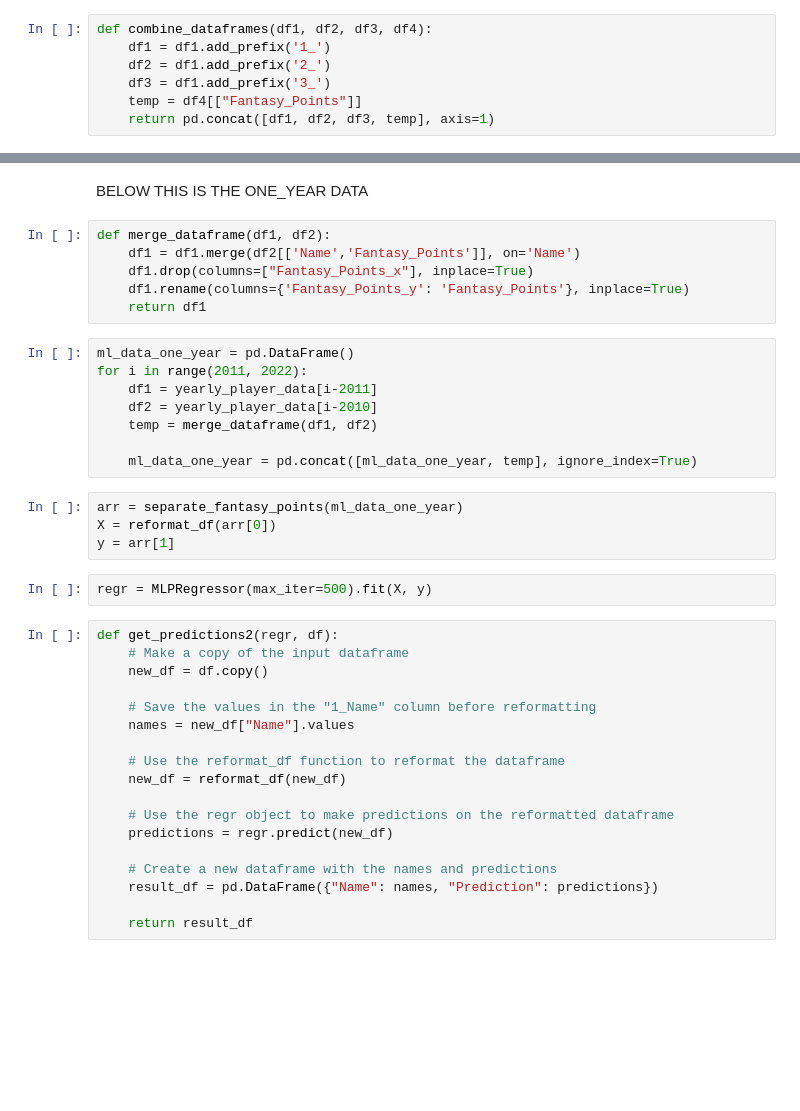
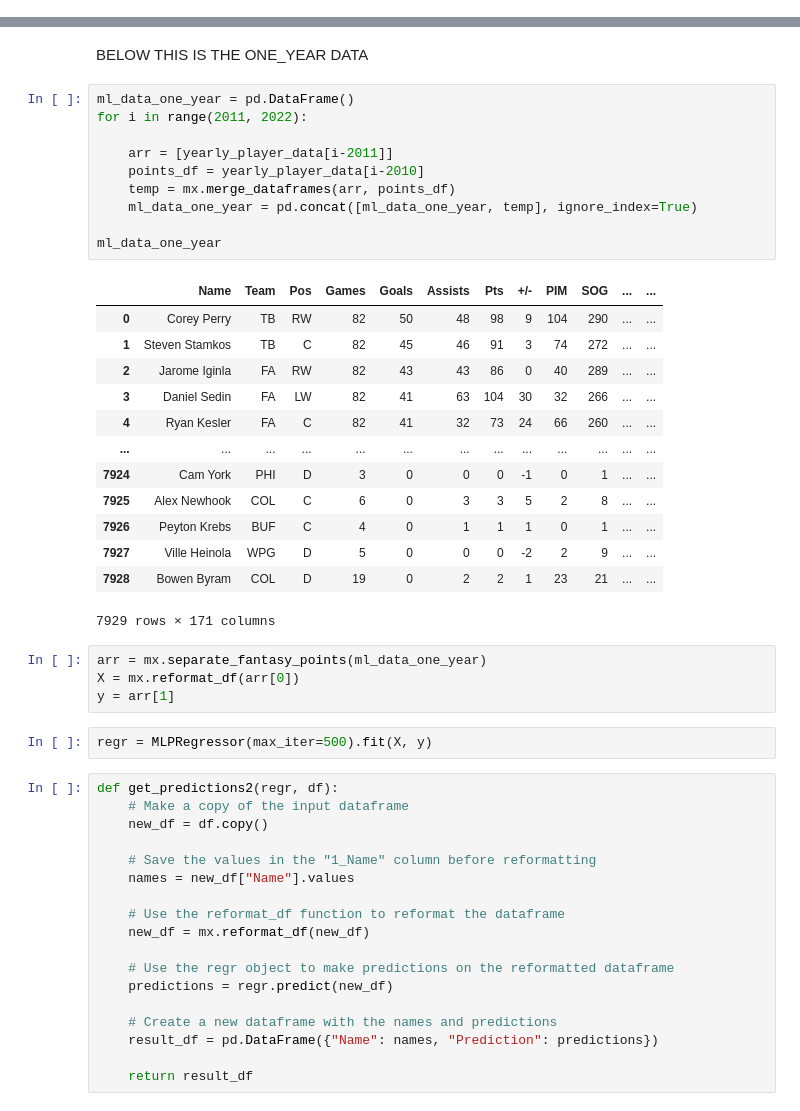
Before and after one commit to chrisberry888/FantasyHockeyAnalyzer, a Jupyter notebook: Fantasy Hockey Analyzer Notebook.ipynb, the cells around one changed output, grey strips where cells are left out. Cells and saved outputs as stored; diff of their text form; blank space fills up the shorter version.

```diff
--- a/Fantasy Hockey Analyzer Notebook.ipynb
+++ b/Fantasy Hockey Analyzer Notebook.ipynb
@@ -87,10 +74,3 @@ At this moment, I will only use data for players that have been in the league fo
 I will use the next section to turn the yearly player data into data that I want to use for ML models. First I'll make each datapoint be a three-year stretch in a player's career, such that the model will predict the fourth year's fantasy output.
 # %% [markdown]
 The following cells generate the data that takes a player's past 3 season to predict the fantasy output for the fourth season.
-# %%
-def combine_dataframes(df1, df2, df3, df4):
-    df1 = df1.add_prefix('1_')
-    df2 = df1.add_prefix('2_')
-    df3 = df1.add_prefix('3_')
-    temp = df4[["Fantasy_Points"]]
-    return pd.concat([df1, df2, df3, temp], axis=1)
@@ -208,22 +186,32 @@ display(final_df)
 # %% [markdown]
 BELOW THIS IS THE ONE_YEAR DATA
-# %%
-def merge_dataframe(df1, df2):
-    df1 = df1.merge(df2[['Name','Fantasy_Points']], on='Name')
-    df1.drop(columns=["Fantasy_Points_x"], inplace=True)
-    df1.rename(columns={'Fantasy_Points_y': 'Fantasy_Points'}, inplace=True)
-    return df1
 # %%
 ml_data_one_year = pd.DataFrame()
 for i in range(2011, 2022):
-    df1 = yearly_player_data[i-2011]
-    df2 = yearly_player_data[i-2010]
-    temp = merge_dataframe(df1, df2)
 
+    arr = [yearly_player_data[i-2011]]
+    points_df = yearly_player_data[i-2010]
+    temp = mx.merge_dataframes(arr, points_df)
     ml_data_one_year = pd.concat([ml_data_one_year, temp], ignore_index=True)
+
+ml_data_one_year
+# %% [output]
+|  | Name | Team | Pos | Games | Goals | Assists | Pts | +/- | PIM | SOG | ... | ... |
+| 0 | Corey Perry | TB | RW | 82 | 50 | 48 | 98 | 9 | 104 | 290 | ... | ... |
+| 1 | Steven Stamkos | TB | C | 82 | 45 | 46 | 91 | 3 | 74 | 272 | ... | ... |
+| 2 | Jarome Iginla | FA | RW | 82 | 43 | 43 | 86 | 0 | 40 | 289 | ... | ... |
+| 3 | Daniel Sedin | FA | LW | 82 | 41 | 63 | 104 | 30 | 32 | 266 | ... | ... |
+| 4 | Ryan Kesler | FA | C | 82 | 41 | 32 | 73 | 24 | 66 | 260 | ... | ... |
+| ... | ... | ... | ... | ... | ... | ... | ... | ... | ... | ... | ... | ... |
+| 7924 | Cam York | PHI | D | 3 | 0 | 0 | 0 | -1 | 0 | 1 | ... | ... |
+| 7925 | Alex Newhook | COL | C | 6 | 0 | 3 | 3 | 5 | 2 | 8 | ... | ... |
+| 7926 | Peyton Krebs | BUF | C | 4 | 0 | 1 | 1 | 1 | 0 | 1 | ... | ... |
+| 7927 | Ville Heinola | WPG | D | 5 | 0 | 0 | 0 | -2 | 2 | 9 | ... | ... |
+| 7928 | Bowen Byram | COL | D | 19 | 0 | 2 | 2 | 1 | 23 | 21 | ... | ... |
+7929 rows × 171 columns
 # %%
-arr = separate_fantasy_points(ml_data_one_year)
-X = reformat_df(arr[0])
+arr = mx.separate_fantasy_points(ml_data_one_year)
+X = mx.reformat_df(arr[0])
 y = arr[1]
 # %%
 regr = MLPRegressor(max_iter=500).fit(X, y)
@@ -236,7 +224,7 @@ def get_predictions2(regr, df):
     names = new_df["Name"].values
 
     # Use the reformat_df function to reformat the dataframe
-    new_df = reformat_df(new_df)
+    new_df = mx.reformat_df(new_df)
 
     # Use the regr object to make predictions on the reformatted dataframe
     predictions = regr.predict(new_df)
```
Also changed, not shown: parts of 15 cells of this notebook, 2 other files.
